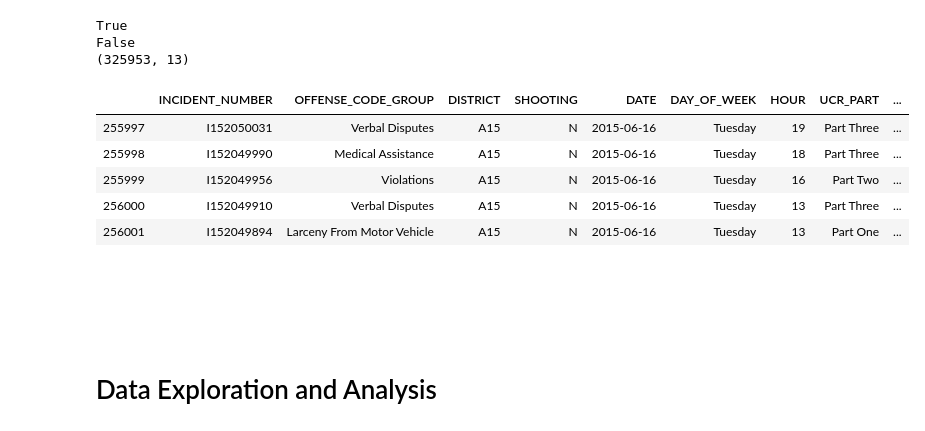
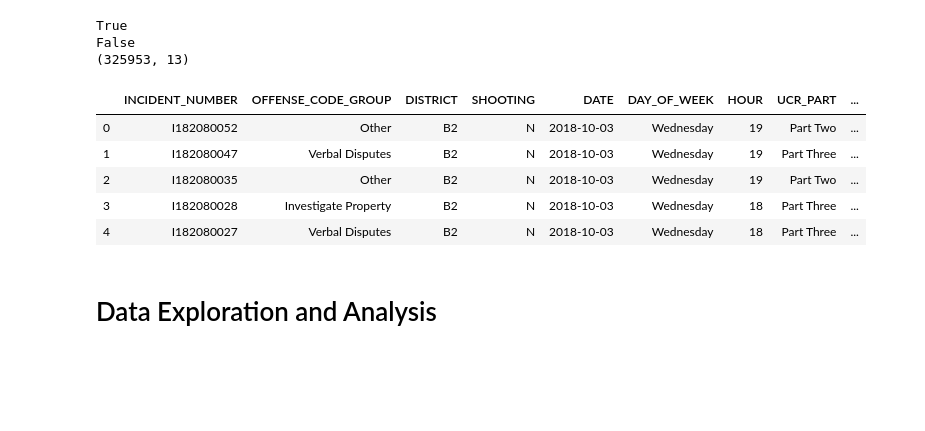
Before and after one commit to Prakhar-Saxena/INFO212-FinalProject, a Jupyter notebook: Final Project.ipynb, the cells around one changed output. Saved outputs shown, nothing was run; the diff lists cells and outputs as text; code cells hidden in the pictures; blank space fills up the shorter version.

```diff
--- a/Final Project.ipynb
+++ b/Final Project.ipynb
@@ -107,18 +107,14 @@ False
 # %%
 # Merge datasets into a big dataframe
 df = pd.merge(weatherCrime, income_dst, on='DISTRICT', how='inner')
-df.tail()
+df.head()
 # %% [output]
 |  | INCIDENT_NUMBER | OFFENSE_CODE_GROUP | DISTRICT | SHOOTING | DATE | DAY_OF_WEEK | HOUR | UCR_PART | ... |
-| 255997 | I152050031 | Verbal Disputes | A15 | N | 2015-06-16 | Tuesday | 19 | Part Three | ... |
-| 255998 | I152049990 | Medical Assistance | A15 | N | 2015-06-16 | Tuesday | 18 | Part Three | ... |
-| 255999 | I152049956 | Violations | A15 | N | 2015-06-16 | Tuesday | 16 | Part Two | ... |
-| 256000 | I152049910 | Verbal Disputes | A15 | N | 2015-06-16 | Tuesday | 13 | Part Three | ... |
-| 256001 | I152049894 | Larceny From Motor Vehicle | A15 | N | 2015-06-16 | Tuesday | 13 | Part One | ... |
+| 0 | I182080052 | Other | B2 | N | 2018-10-03 | Wednesday | 19 | Part Two | ... |
+| 1 | I182080047 | Verbal Disputes | B2 | N | 2018-10-03 | Wednesday | 19 | Part Three | ... |
+| 2 | I182080035 | Other | B2 | N | 2018-10-03 | Wednesday | 19 | Part Two | ... |
+| 3 | I182080028 | Investigate Property | B2 | N | 2018-10-03 | Wednesday | 18 | Part Three | ... |
+| 4 | I182080027 | Verbal Disputes | B2 | N | 2018-10-03 | Wednesday | 18 | Part Three | ... |
-# %% [markdown]
-<br>
-# %% [markdown]
-<br>
 # %% [markdown]
 # Data Exploration and Analysis
 # %% [markdown]
```
